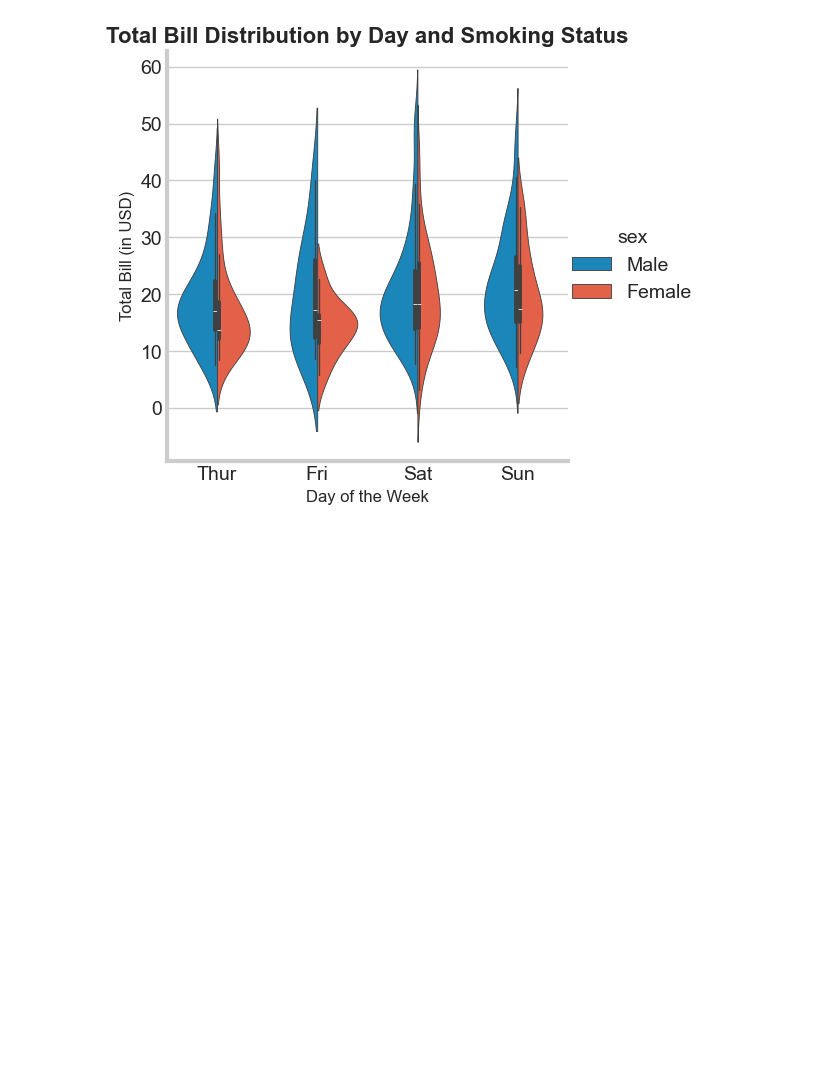
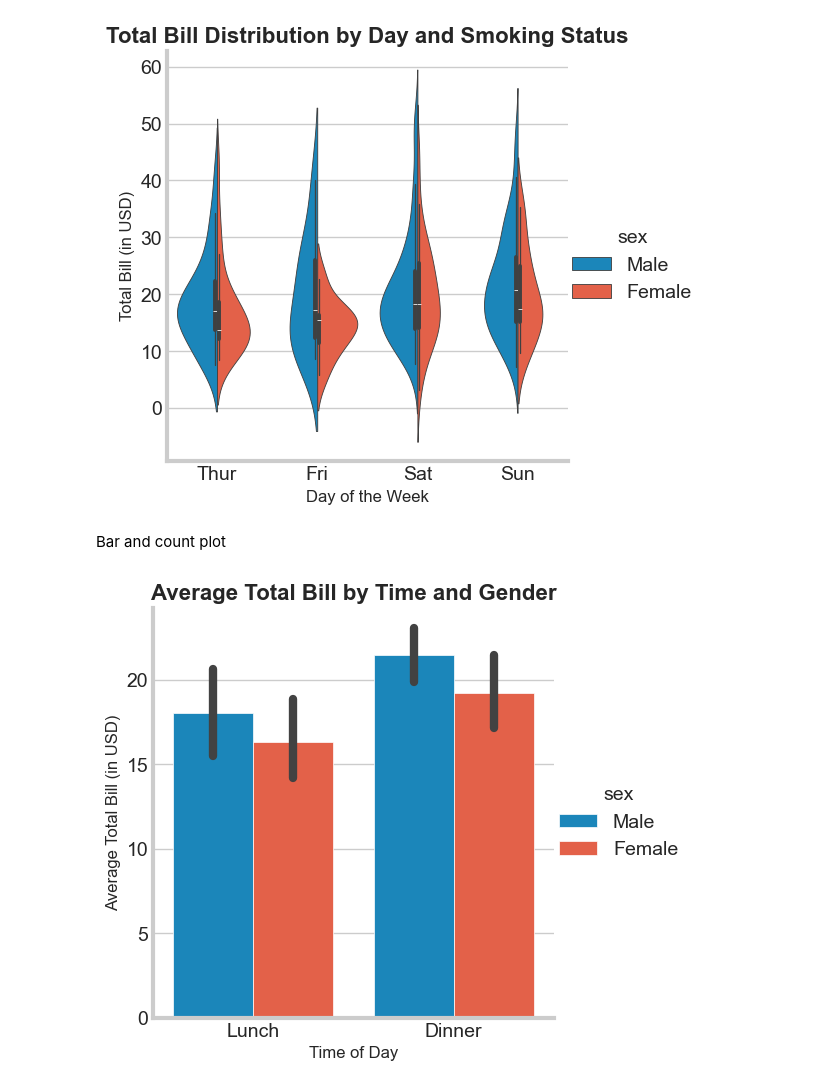
Before and after one commit to Razakhan143/demo, a Jupyter notebook: seaborn.ipynb, the cells around one changed output. Saved outputs shown, nothing was run; the diff lists cells and outputs as text; code cells hidden in the pictures; blank space fills up the shorter version.

Commit message:
add seaborn count and bar plot

```diff
--- a/seaborn.ipynb
+++ b/seaborn.ipynb
@@ -131,3 +131,16 @@ plt.show()
 # %% [output]
 <Figure size 600x400 with 0 Axes>
 [figure]
+# %% [markdown]
+Bar and count plot
+# %%
+#Bar plot
+sns.catplot(x="time", y="total_bill",hue="sex", data=data,kind="bar")
+plt.title("Average Total Bill by Time and Gender", fontsize=16, fontweight='bold')
+plt.xlabel("Time of Day", fontsize=12)
+plt.ylabel("Average Total Bill (in USD)", fontsize=12)
+
+# Display the plot
+plt.show()
+# %% [output]
+[figure, added]
```
Also changed, not shown: parts of 4 cells of this notebook.
